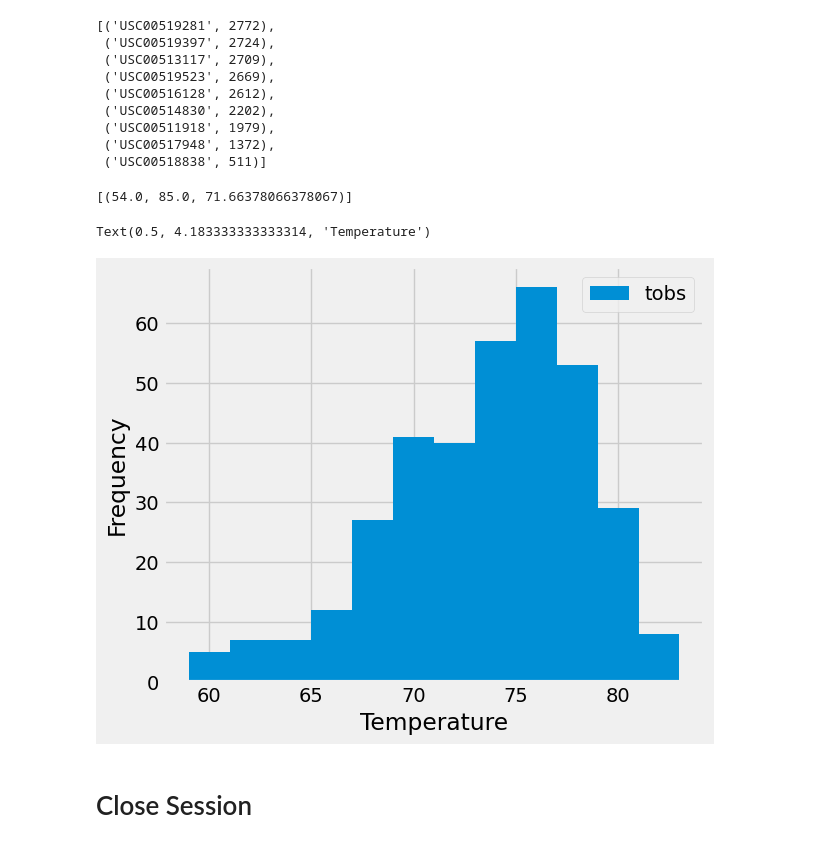
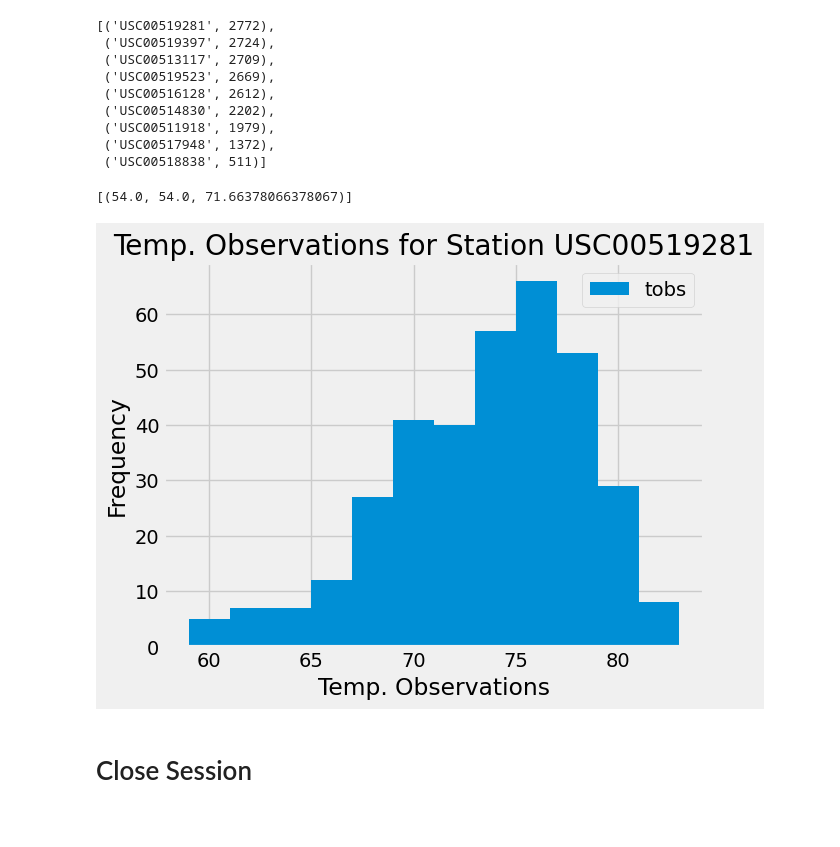
Before and after one commit to TGKeeper/sqlalchemy-challenge, a Jupyter notebook: Starter_Code/climate_starter - Runser.ipynb, the cells around one changed output. Drawn from its saved outputs; the diff is of its cells as text; code cells hidden in the pictures.

```diff
--- a/Starter_Code/climate_starter - Runser.ipynb
+++ b/Starter_Code/climate_starter - Runser.ipynb
@@ -39,8 +22,10 @@ from sqlalchemy import create_engine, func
 # create engine to hawaii.sqlite
 engine = create_engine("sqlite:///Resources/hawaii.sqlite")
 # %%
-# reflect an existing database into a new model
+# reflect an existing database into a new model -- #used autoload_with instead
+Base = automap_base()
 
 # reflect the tables
+Base.prepare(autoload_with=engine)
 # %%
 # View all of the classes that automap found
@@ -51,5 +36,12 @@ engine = create_engine("sqlite:///Resources/hawaii.sqlite")
+# %%
+# Save references to each table
+# Stores the base(s) as an object reference
+Station = Base.classes.station
+
+Measurement = Base.classes.measurement
 # %%
 # Create our session (link) from Python to the DB
+session = Session(engine)
 # %% [markdown]
 # Exploratory Precipitation Analysis
 # %%
@@ -61,16 +55,21 @@ engine = create_engine("sqlite:///Resources/hawaii.sqlite")
 # Starting from the most recent data point in the database.
 
 # Calculate the date one year from the last date in data set.
+last12 = dt.date(2017, 8, 23) - dt.timedelta(days=365)
 
+# Perform a query to retrieve the date and precipitation scores
+last12_q = session.query(Measurement.date, Measurement.prcp).filter(Measurement.date >= last12).all()
 
-# Perform a query to retrieve the data and precipitation scores
-
-
-# Save the query results as a Pandas DataFrame. Explicitly set the column names
-
+# Save the query results as a Pandas DataFrame. **Explicitly set the column names
+last12DF = pd.DataFrame(last12_q, columns=["Date", "Precip"])
+#last12DF
 
 # Sort the dataframe by date
+last12DF = last12DF.sort_values("Date")
+#last12DF
 
-
-# Use Pandas Plotting with Matplotlib to plot the data
+# Use Pandas Plotting with Matplotlib to plot the data  #adding ylabel in the .plot makes it go weird??
+last12DF.plot(x="Date", y="Precip", rot=90)
+plt.ylabel("Precip in Inches")
+plt.show()
 # %% [output]
@@ -109,14 +112,27 @@ Text(0, 0.5, 'Inches')
  ('USC00518838', 511)]
 # %%
 # Using the most active station id from the previous query, calculate the lowest, highest, and average temperature.
+session.query(func.min(Measurement.tobs), func.min(Measurement.tobs), func.avg(Measurement.tobs)).\
+           filter(Measurement.station == "USC00519281").all()
 # %% [output]
-[(54.0, 85.0, 71.66378066378067)]
+[(54.0, 54.0, 71.66378066378067)]
 # %%
-# Using the most active station id
+# Using the most active station id #USC00519281 #last12DF
 # Query the last 12 months of temperature observation data for this station and plot the results as a histogram
+
+temp_tobs = session.query(Measurement.tobs).filter(Measurement.station == "USC00519281").\
+filter(Measurement.date >= last12).all()
+#temp_tobs
+
+temp_tobsDF = pd.DataFrame(temp_tobs)
+temp_tobsDF
+
+temp_tobsDF.plot.hist(bins=12, title="Temp. Observations for Station USC00519281")
+plt.tight_layout()
+plt.xlabel("Temp. Observations")
+plt.show()
 # %% [output]
-Text(0.5, 4.183333333333314, 'Temperature')
-[figure, old version]
+[figure, new version]
 # %% [markdown]
 # Close Session
 # %%
```
Also changed, not shown: parts of 10 cells of this notebook, 1 other file.
